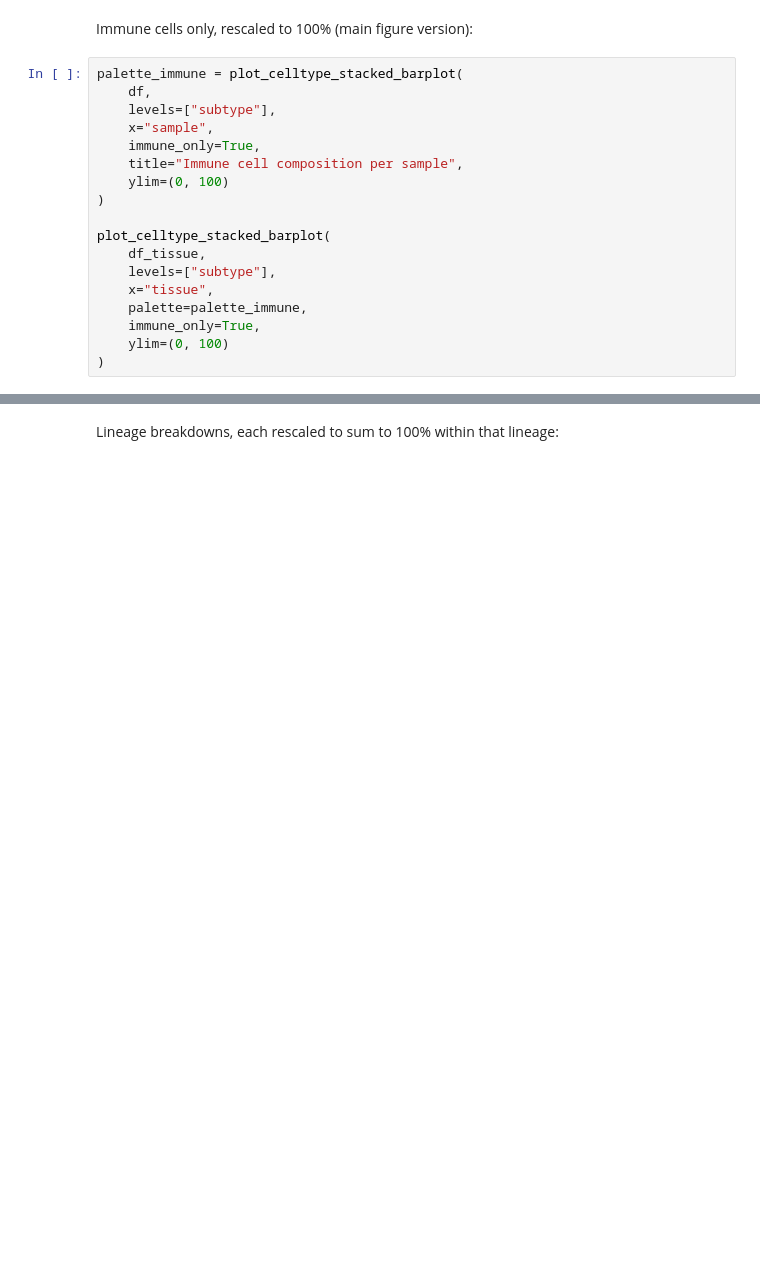
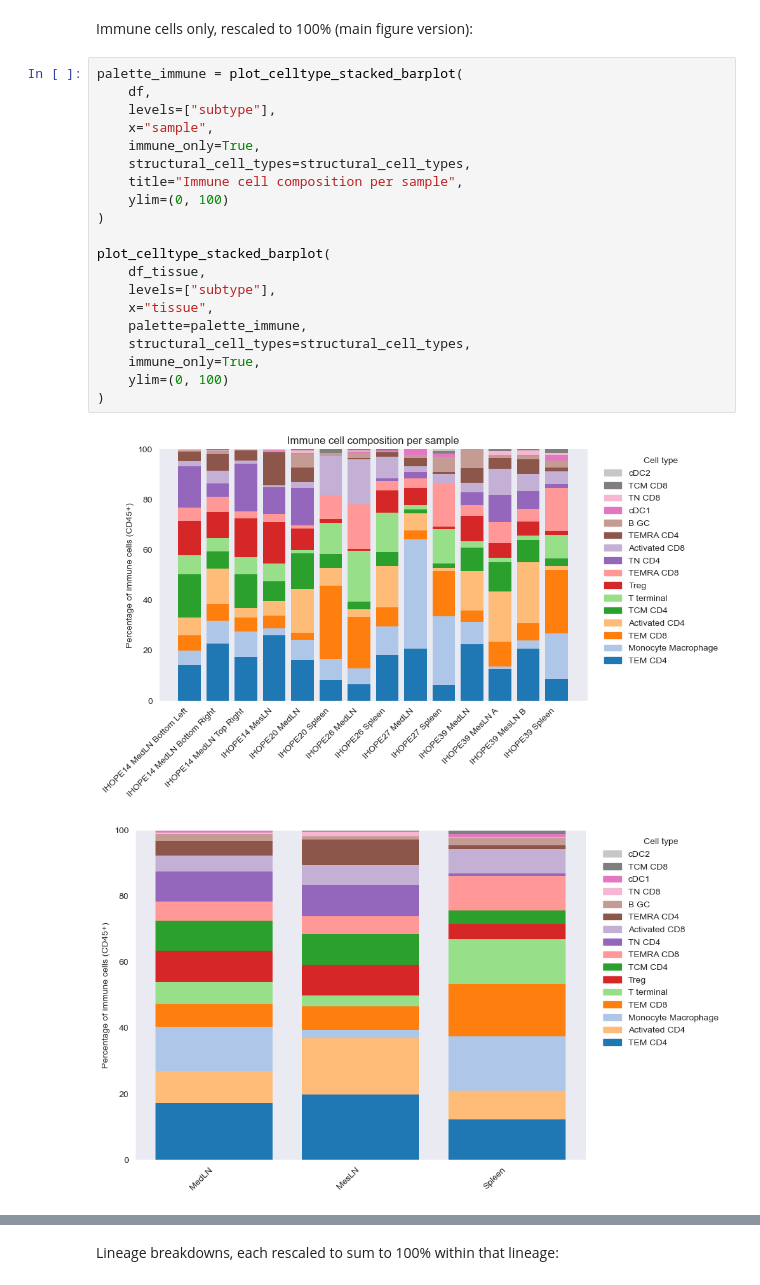
Before and after one commit to EmmyRamsesBerg/IHOPE_SpatialProteomics, a Jupyter notebook: notebooks/Sample_comparison_IHOPE.ipynb, the cells around one changed output, grey strips where cells are left out. Drawn from its saved outputs; the diff is of its cells as text; blank space fills up the shorter version.

```diff
--- a/notebooks/Sample_comparison_IHOPE.ipynb
+++ b/notebooks/Sample_comparison_IHOPE.ipynb
@@ -354,18 +382,23 @@ Immune cells only, rescaled to 100% (main figure version):
 # %%
 palette_immune = plot_celltype_stacked_barplot(
     df,
     levels=["subtype"],
     x="sample",
     immune_only=True,
+    structural_cell_types=structural_cell_types,
     title="Immune cell composition per sample",
     ylim=(0, 100)
 )
 
 plot_celltype_stacked_barplot(
     df_tissue,
     levels=["subtype"],
     x="tissue",
     palette=palette_immune,
+    structural_cell_types=structural_cell_types,
     immune_only=True,
     ylim=(0, 100)
 )
+# %% [output]
+[figure, added]
+[figure, added]
```
Also changed, not shown: parts of 8 cells of this notebook, 1 other file.
